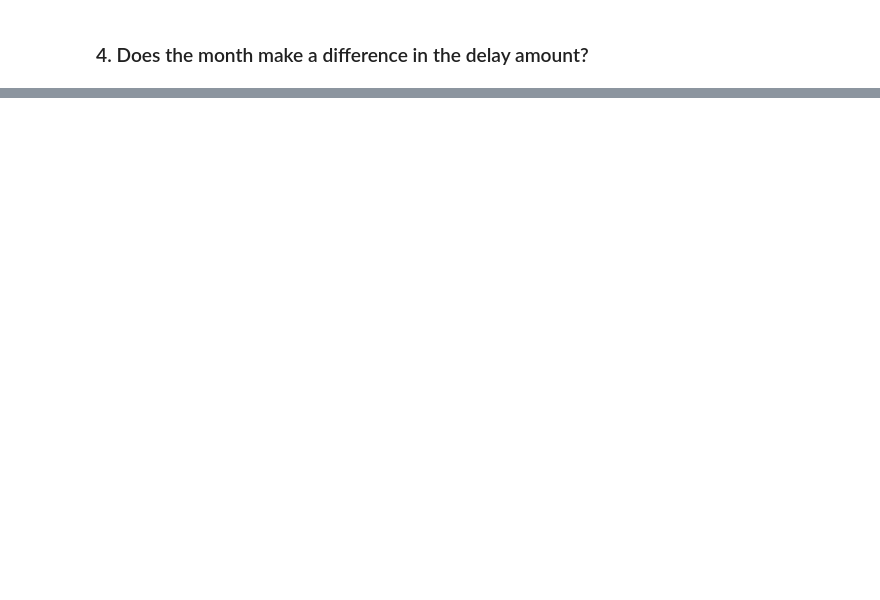
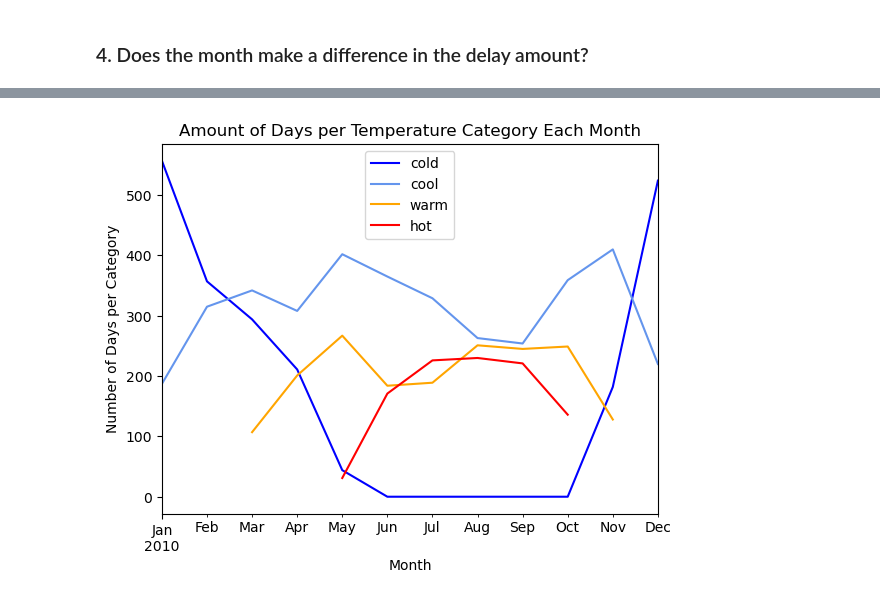
Before and after one commit to Adam-Harris87/time-series-exercises, a Jupyter notebook: datetime_exercises.ipynb, the cells around one changed output, grey strips where cells are left out. Drawn from its saved outputs; the diff is of its cells as text; code cells hidden in the pictures; blank space fills up the shorter version.

```diff
--- a/datetime_exercises.ipynb
+++ b/datetime_exercises.ipynb
@@ -315,0 +536,2 @@ flights.head()
+# %%
+temps['category'] = pd.cut(temps.temp, 4, labels=['cold', 'cool', 'warm', 'hot'])
@@ -315,0 +578,16 @@ flights.head()
+# %%
+temps[temps.category == 'cold'].resample(
+    'M').category.count().plot(label='cold', color='blue')
+temps[temps.category == 'cool'].resample(
+    'M').category.count().plot(label='cool', color='cornflowerblue')
+temps[temps.category == 'warm'].resample(
+    'M').category.count().plot(label='warm', color='orange')
+temps[temps.category == 'hot'].resample(
+    'M').category.count().plot(label='hot', color='red')
+plt.title('Amount of Days per Temperature Category Each Month')
+plt.xlabel('Month')
+plt.ylabel('Number of Days per Category')
+plt.legend()
+plt.show()
+# %% [output]
+[figure, added]
```
Also changed, not shown: parts of 38 cells of this notebook.
